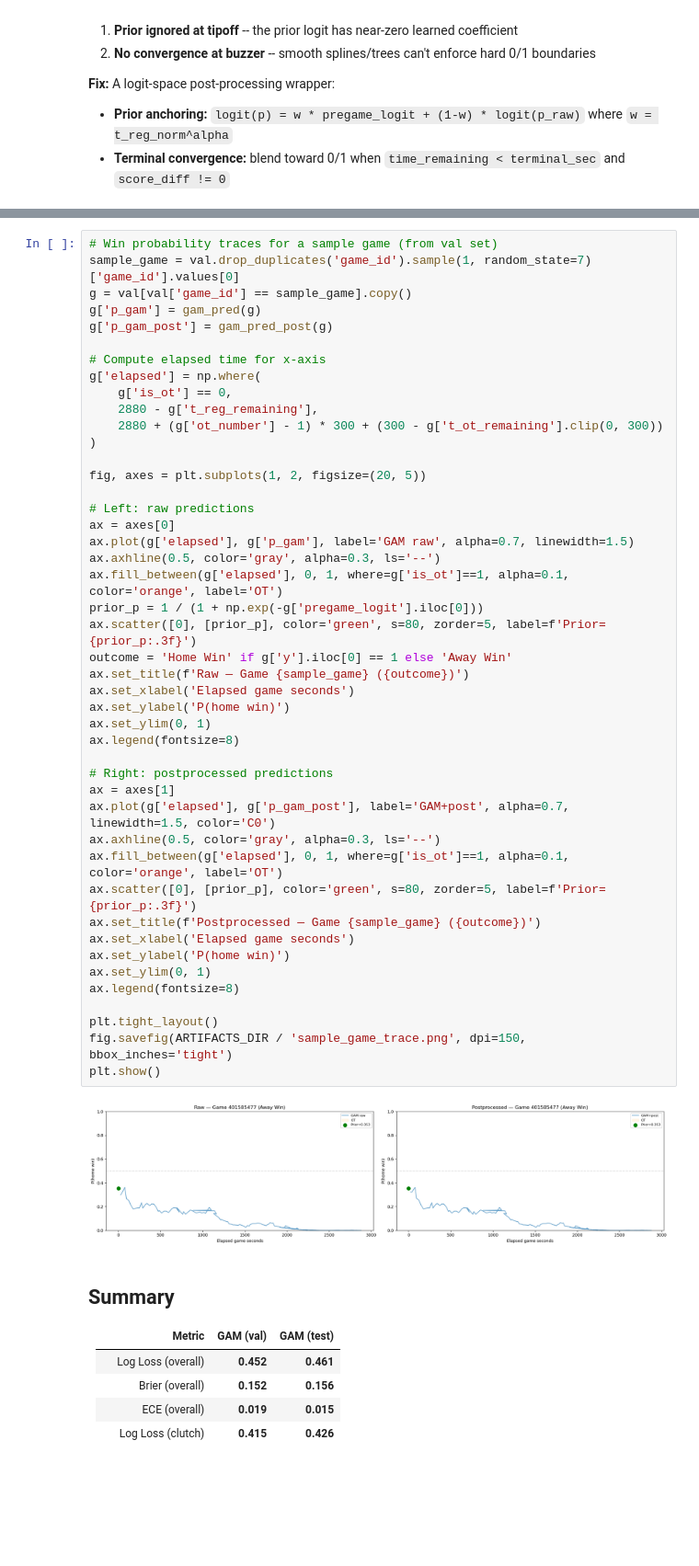
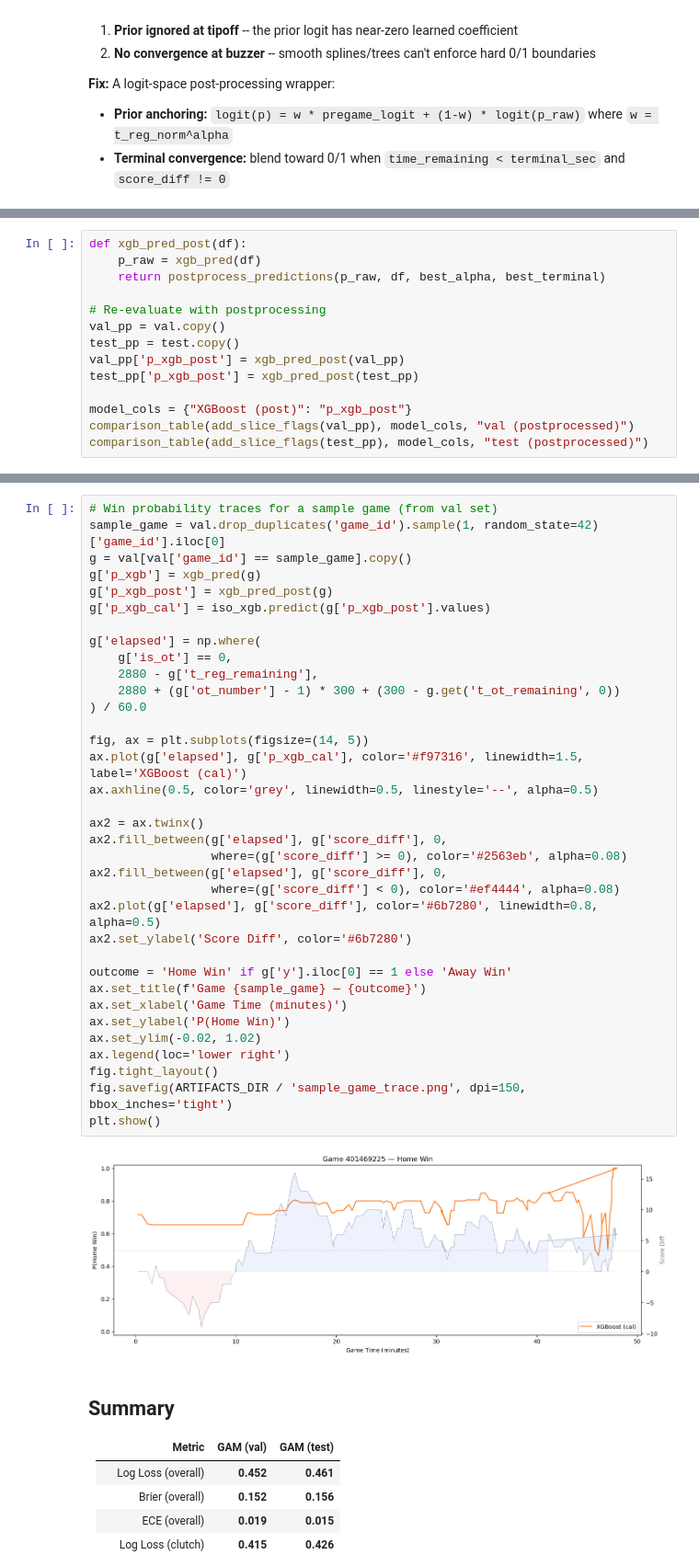
Before and after one commit to danielyang10237/kalshi-trader, a Jupyter notebook: nba/posterior_modeling_research.ipynb, the cells around one changed output, grey strips where cells are left out. Shown at 92% size. Saved outputs shown, nothing was run; the diff lists cells and outputs as text; blank space fills up the shorter version.

```diff
--- a/nba/posterior_modeling_research.ipynb
+++ b/nba/posterior_modeling_research.ipynb
@@ -1256,0 +944,14 @@ GAM+post monotonicity check (score_diff +1):
+# %%
+def xgb_pred_post(df):
+    p_raw = xgb_pred(df)
+    return postprocess_predictions(p_raw, df, best_alpha, best_terminal)
+
+# Re-evaluate with postprocessing
+val_pp = val.copy()
+test_pp = test.copy()
+val_pp['p_xgb_post'] = xgb_pred_post(val_pp)
+test_pp['p_xgb_post'] = xgb_pred_post(test_pp)
+
+model_cols = {"XGBoost (post)": "p_xgb_post"}
+comparison_table(add_slice_flags(val_pp), model_cols, "val (postprocessed)")
+comparison_table(add_slice_flags(test_pp), model_cols, "test (postprocessed)")
@@ -1366,50 +1074,40 @@ Reg terminal (t_reg_remaining <= 0.1s, score_diff!=0): 1084 rows
 # %%
 # Win probability traces for a sample game (from val set)
-sample_game = val.drop_duplicates('game_id').sample(1, random_state=7)['game_id'].values[0]
+sample_game = val.drop_duplicates('game_id').sample(1, random_state=42)['game_id'].iloc[0]
 g = val[val['game_id'] == sample_game].copy()
-g['p_gam'] = gam_pred(g)
-g['p_gam_post'] = gam_pred_post(g)
+g['p_xgb'] = xgb_pred(g)
+g['p_xgb_post'] = xgb_pred_post(g)
+g['p_xgb_cal'] = iso_xgb.predict(g['p_xgb_post'].values)
 
-# Compute elapsed time for x-axis
 g['elapsed'] = np.where(
     g['is_ot'] == 0,
     2880 - g['t_reg_remaining'],
-    2880 + (g['ot_number'] - 1) * 300 + (300 - g['t_ot_remaining'].clip(0, 300))
-)
+    2880 + (g['ot_number'] - 1) * 300 + (300 - g.get('t_ot_remaining', 0))
+) / 60.0
 
-fig, axes = plt.subplots(1, 2, figsize=(20, 5))
+fig, ax = plt.subplots(figsize=(14, 5))
+ax.plot(g['elapsed'], g['p_xgb_cal'], color='#f97316', linewidth=1.5, label='XGBoost (cal)')
+ax.axhline(0.5, color='grey', linewidth=0.5, linestyle='--', alpha=0.5)
 
-# Left: raw predictions
-ax = axes[0]
-ax.plot(g['elapsed'], g['p_gam'], label='GAM raw', alpha=0.7, linewidth=1.5)
-ax.axhline(0.5, color='gray', alpha=0.3, ls='--')
-ax.fill_between(g['elapsed'], 0, 1, where=g['is_ot']==1, alpha=0.1, color='orange', label='OT')
-prior_p = 1 / (1 + np.exp(-g['pregame_logit'].iloc[0]))
-ax.scatter([0], [prior_p], color='green', s=80, zorder=5, label=f'Prior={prior_p:.3f}')
+ax2 = ax.twinx()
+ax2.fill_between(g['elapsed'], g['score_diff'], 0,
+                 where=(g['score_diff'] >= 0), color='#2563eb', alpha=0.08)
+ax2.fill_between(g['elapsed'], g['score_diff'], 0,
+                 where=(g['score_diff'] < 0), color='#ef4444', alpha=0.08)
+ax2.plot(g['elapsed'], g['score_diff'], color='#6b7280', linewidth=0.8, alpha=0.5)
+ax2.set_ylabel('Score Diff', color='#6b7280')
+
 outcome = 'Home Win' if g['y'].iloc[0] == 1 else 'Away Win'
-ax.set_title(f'Raw — Game {sample_game} ({outcome})')
-ax.set_xlabel('Elapsed game seconds')
-ax.set_ylabel('P(home win)')
-ax.set_ylim(0, 1)
-ax.legend(fontsize=8)
-
-# Right: postprocessed predictions
-ax = axes[1]
-ax.plot(g['elapsed'], g['p_gam_post'], label='GAM+post', alpha=0.7, linewidth=1.5, color='C0')
-ax.axhline(0.5, color='gray', alpha=0.3, ls='--')
-ax.fill_between(g['elapsed'], 0, 1, where=g['is_ot']==1, alpha=0.1, color='orange', label='OT')
-ax.scatter([0], [prior_p], color='green', s=80, zorder=5, label=f'Prior={prior_p:.3f}')
-ax.set_title(f'Postprocessed — Game {sample_game} ({outcome})')
-ax.set_xlabel('Elapsed game seconds')
-ax.set_ylabel('P(home win)')
-ax.set_ylim(0, 1)
-ax.legend(fontsize=8)
-
-plt.tight_layout()
+ax.set_title(f'Game {sample_game} — {outcome}')
+ax.set_xlabel('Game Time (minutes)')
+ax.set_ylabel('P(Home Win)')
+ax.set_ylim(-0.02, 1.02)
+ax.legend(loc='lower right')
+fig.tight_layout()
 fig.savefig(ARTIFACTS_DIR / 'sample_game_trace.png', dpi=150, bbox_inches='tight')
 plt.show()
 # %% [output]
-[figure, old version]
+[figure, new version]
 # %% [markdown]
 ## Summary
 
```
Also changed, not shown: parts of 31 cells of this notebook, 55 other files.
